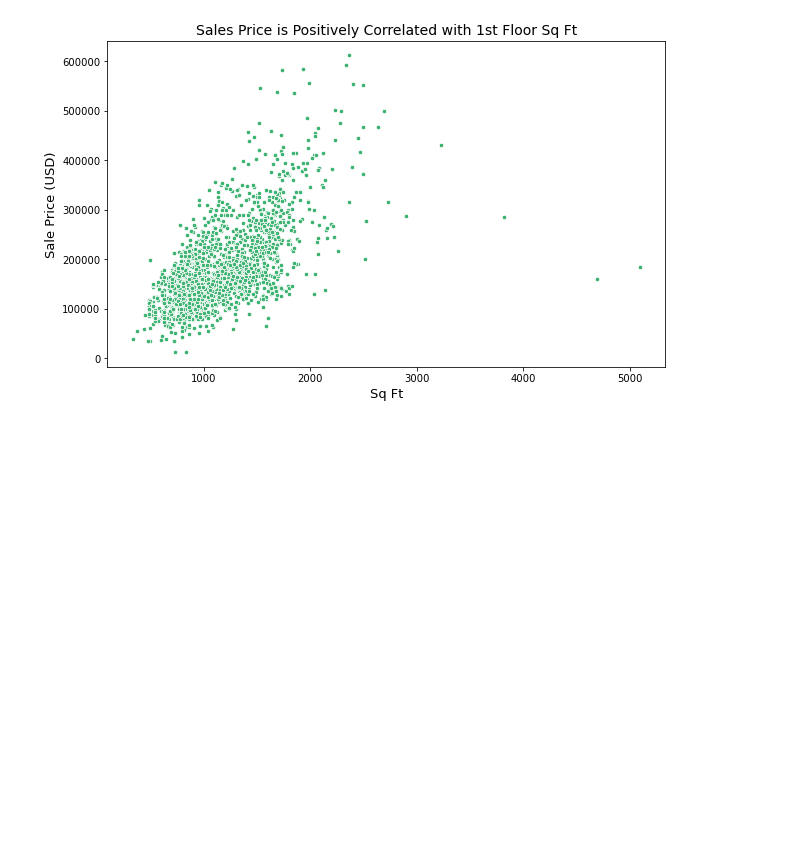
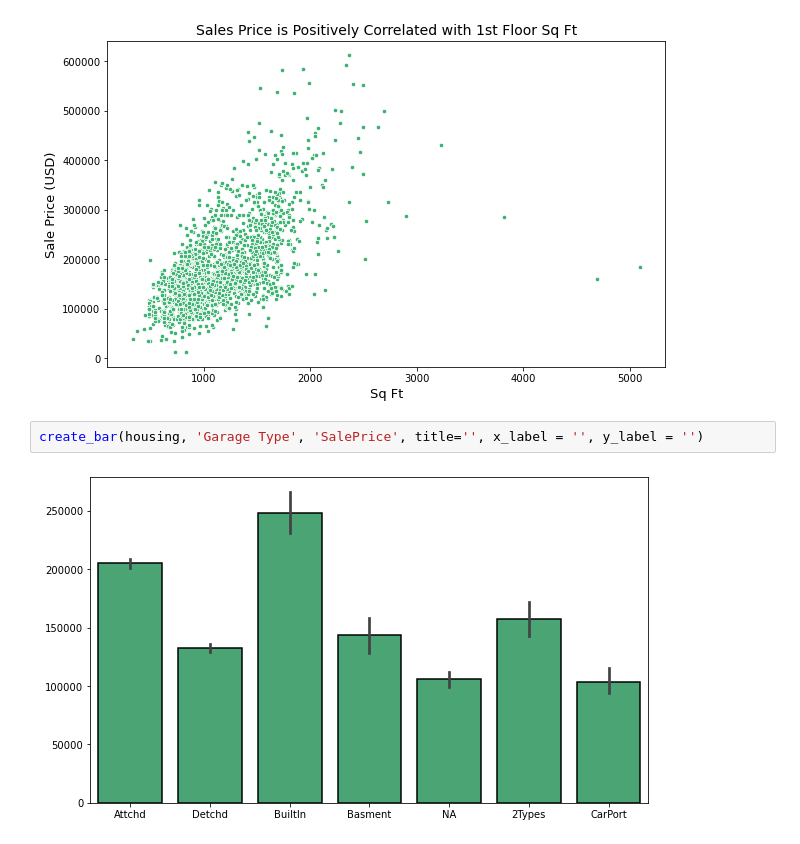
Before and after one commit to jlu90/Predicting-House-Prices-with-Linear-Regression, a Jupyter notebook: lutes_cleaning_notebook.ipynb, the cells around one changed output. Cells and saved outputs as stored; diff of their text form; blank space fills up the shorter version.

```diff
--- a/lutes_cleaning_notebook.ipynb
+++ b/lutes_cleaning_notebook.ipynb
@@ -712,3 +712,7 @@ create_bar(housing, 'Overall Qual', 'SalePrice', title ='Sales Price by House Qu
 create_scatter(df = housing, x_col = '1st Flr SF', y_col = 'SalePrice', title = 'Sales Price is Positively Correlated with 1st Floor Sq Ft', x_label = 'Sq Ft', y_label = 'Sale Price (USD)', marker_size = 20)
 # %% [output]
 [figure]
+# %%
+create_bar(housing, 'Garage Type', 'SalePrice', title='', x_label = '', y_label = '')
+# %% [output]
+[figure, added]
```
Also changed, not shown: parts of 6 cells of this notebook.
